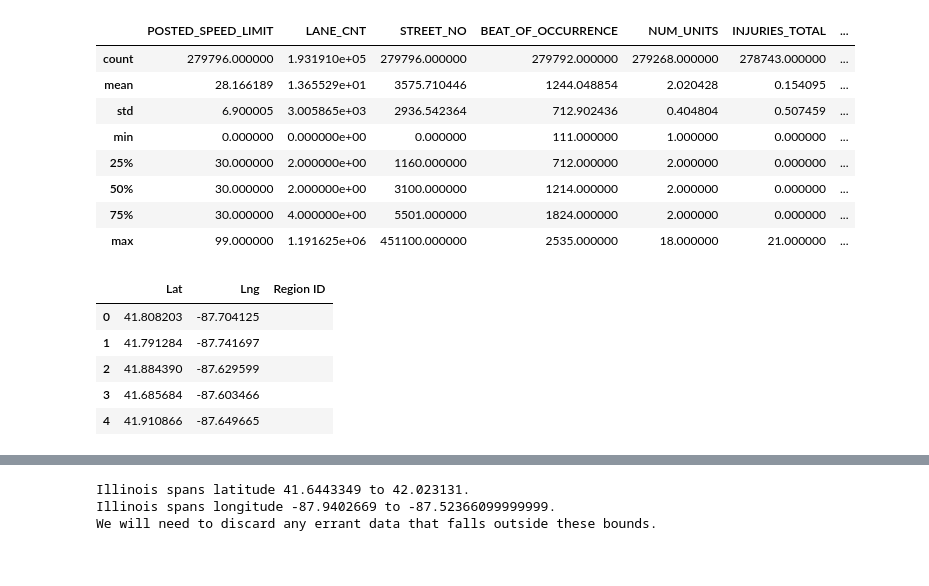
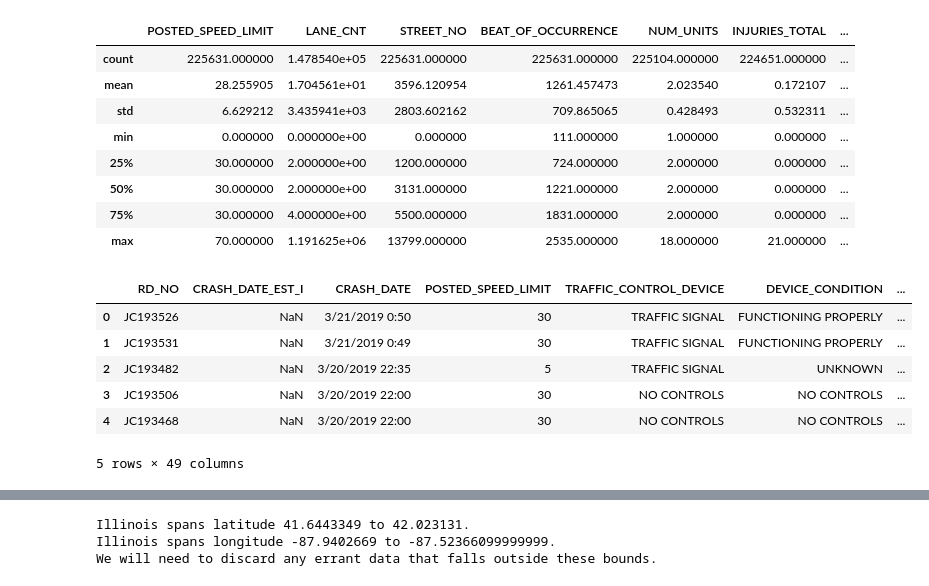
Before and after one commit to emharen/Project-One, a Jupyter notebook: Exploration_bins.ipynb, the cells around one changed output, grey strips where cells are left out. Saved outputs shown, nothing was run; the diff lists cells and outputs as text; code cells hidden in the pictures.

```diff
--- a/Exploration_bins.ipynb
+++ b/Exploration_bins.ipynb
@@ -16,7 +16,7 @@ gmaps.figure()
 # %% [output]
 [interactive output not drawn]
 # %%
-crashes = pd.read_csv("Resources/Traffic_Crashes_-_Crashes.csv", low_memory=False)
+crashes = pd.read_csv("Resources/Traffic_Crashes_-_Crashes_2017-present.csv", low_memory=False)
 crashes.head()
 # %% [output]
 |  | RD_NO | CRASH_DATE_EST_I | CRASH_DATE | POSTED_SPEED_LIMIT | TRAFFIC_CONTROL_DEVICE | DEVICE_CONDITION | ... |
@@ -31,25 +31,26 @@ crashes.head()
 crashes.describe()
 # %% [output]
 |  | POSTED_SPEED_LIMIT | LANE_CNT | STREET_NO | BEAT_OF_OCCURRENCE | NUM_UNITS | INJURIES_TOTAL | ... |
-| count | 279796.000000 | 1.931910e+05 | 279796.000000 | 279792.000000 | 279268.000000 | 278743.000000 | ... |
-| mean | 28.166189 | 1.365529e+01 | 3575.710446 | 1244.048854 | 2.020428 | 0.154095 | ... |
-| std | 6.900005 | 3.005865e+03 | 2936.542364 | 712.902436 | 0.404804 | 0.507459 | ... |
+| count | 225631.000000 | 1.478540e+05 | 225631.000000 | 225631.000000 | 225104.000000 | 224651.000000 | ... |
+| mean | 28.255905 | 1.704561e+01 | 3596.120954 | 1261.457473 | 2.023540 | 0.172107 | ... |
+| std | 6.629212 | 3.435941e+03 | 2803.602162 | 709.865065 | 0.428493 | 0.532311 | ... |
 | min | 0.000000 | 0.000000e+00 | 0.000000 | 111.000000 | 1.000000 | 0.000000 | ... |
-| 25% | 30.000000 | 2.000000e+00 | 1160.000000 | 712.000000 | 2.000000 | 0.000000 | ... |
-| 50% | 30.000000 | 2.000000e+00 | 3100.000000 | 1214.000000 | 2.000000 | 0.000000 | ... |
-| 75% | 30.000000 | 4.000000e+00 | 5501.000000 | 1824.000000 | 2.000000 | 0.000000 | ... |
-| max | 99.000000 | 1.191625e+06 | 451100.000000 | 2535.000000 | 18.000000 | 21.000000 | ... |
+| 25% | 30.000000 | 2.000000e+00 | 1200.000000 | 724.000000 | 2.000000 | 0.000000 | ... |
+| 50% | 30.000000 | 2.000000e+00 | 3131.000000 | 1221.000000 | 2.000000 | 0.000000 | ... |
+| 75% | 30.000000 | 4.000000e+00 | 5500.000000 | 1831.000000 | 2.000000 | 0.000000 | ... |
+| max | 70.000000 | 1.191625e+06 | 13799.000000 | 2535.000000 | 18.000000 | 21.000000 | ... |
 # %%
-crash_location = crashes.loc[:,"LATITUDE":"LONGITUDE"]
-crash_location.dropna(how='any', inplace=True)
-crash_location.rename(columns={"LATITUDE": "Lat", "LONGITUDE":"Lng"}, inplace=True)
-crash_location["Region ID"] = ""
-crash_location.head()
+# crash_location = crashes.loc[:,"LATITUDE":"LONGITUDE"]
+# crashes.dropna(how='any', inplace=True)
+crashes.rename(columns={"LATITUDE": "Lat", "LONGITUDE":"Lng"}, inplace=True)
+crashes["Region ID"] = ""
+crashes.head()
 # %% [output]
-|  | Lat | Lng | Region ID |
-| 0 | 41.808203 | -87.704125 |  |
-| 1 | 41.791284 | -87.741697 |  |
-| 2 | 41.884390 | -87.629599 |  |
-| 3 | 41.685684 | -87.603466 |  |
-| 4 | 41.910866 | -87.649665 |  |
+|  | RD_NO | CRASH_DATE_EST_I | CRASH_DATE | POSTED_SPEED_LIMIT | TRAFFIC_CONTROL_DEVICE | DEVICE_CONDITION | ... |
+| 0 | JC193526 | NaN | 3/21/2019 0:50 | 30 | TRAFFIC SIGNAL | FUNCTIONING PROPERLY | ... |
+| 1 | JC193531 | NaN | 3/21/2019 0:49 | 30 | TRAFFIC SIGNAL | FUNCTIONING PROPERLY | ... |
+| 2 | JC193482 | NaN | 3/20/2019 22:35 | 5 | TRAFFIC SIGNAL | UNKNOWN | ... |
+| 3 | JC193506 | NaN | 3/20/2019 22:00 | 30 | NO CONTROLS | NO CONTROLS | ... |
+| 4 | JC193468 | NaN | 3/20/2019 22:00 | 30 | NO CONTROLS | NO CONTROLS | ... |
+5 rows × 49 columns
 # %%
```
Also changed, not shown: parts of 14 cells of this notebook, 2 other files.
